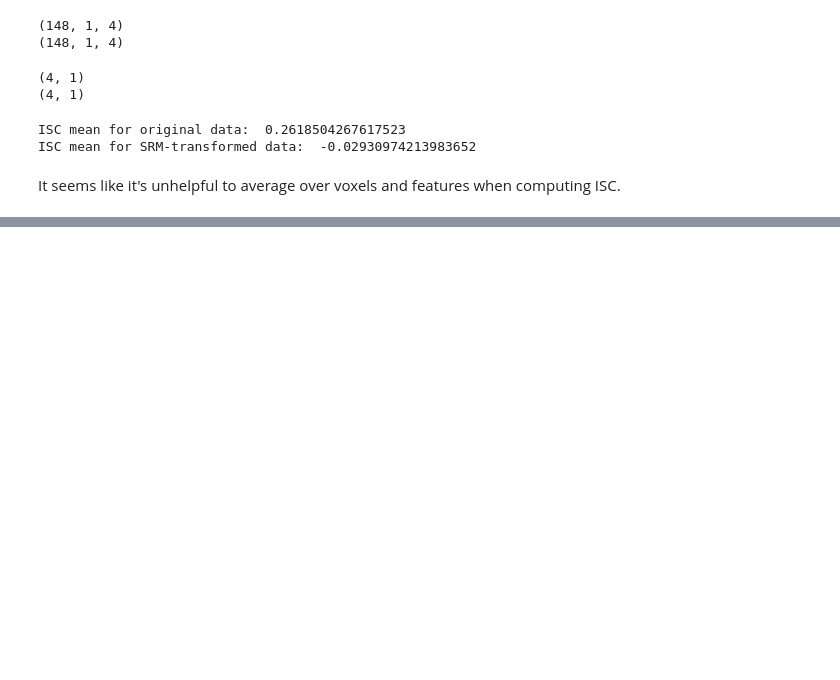
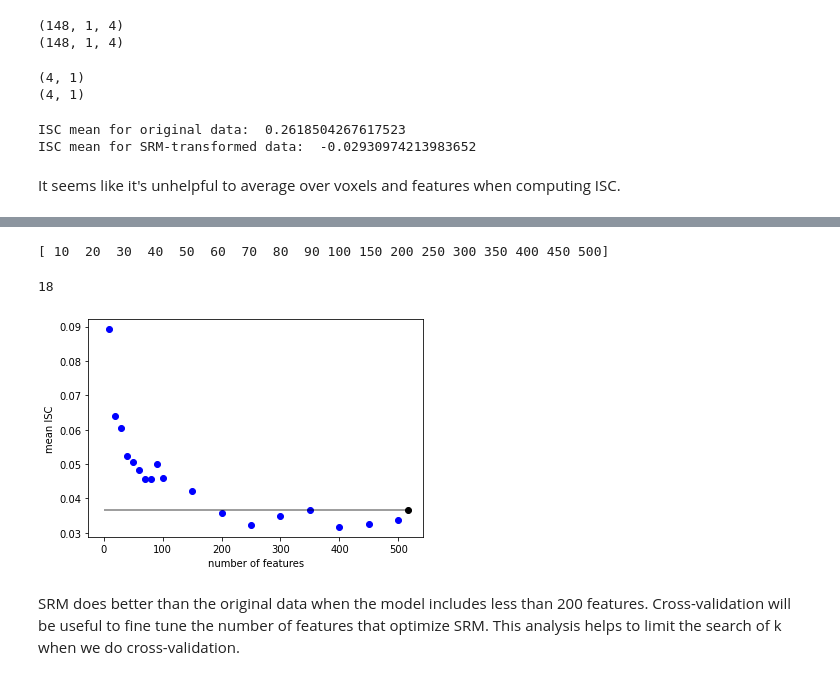
Before and after one commit to riesacassano/fMRI_piano, a Jupyter notebook: ryc_TRxTR_SRM_090721.ipynb, the cells around one changed output, grey strips where cells are left out. Saved outputs shown, nothing was run; the diff lists cells and outputs as text; code cells hidden in the pictures; blank space fills up the shorter version.

```diff
--- a/ryc_TRxTR_SRM_090721.ipynb
+++ b/ryc_TRxTR_SRM_090721.ipynb
@@ -244,0 +370,30 @@ It seems like it's unhelpful to average over voxels and features when computing
+# %%
+n_iter = 20 # we'll keep number of iterations the same
+
+isc_means_by10s = []
+
+for features in k:
+
+  # create the SRM object
+  srm = SRM(n_iter=n_iter, features=features)
+
+  # fit the SRM data
+  srm.fit(train_data)
+  print('SRM with %d features has been fit'%features)
+
+  # transform the test data
+  shared_test = srm.transform(test_data)
+
+  # reshape data for ISC
+  # data has to be TRs x voxels/features x subjects
+  shared_test = np.asarray(shared_test)
+  shared_test = np.transpose(shared_test,axes=[2,1,0])
+
+  # compute ISC
+  shared_test_isc = isc(shared_test)
+
+  # average over subjects
+  isc_by_feat = np.average(shared_test_isc,axis=0)
+
+  # compute the mean ISC value
+  isc_means_by10s.append(np.average(isc_by_feat))
@@ -244,0 +410,21 @@ It seems like it's unhelpful to average over voxels and features when computing
+# %%
+k_combined = np.hstack((np.arange(10,100,10),np.arange(100,550,50)))
+print(k_combined)
+# %% [output]
+[ 10  20  30  40  50  60  70  80  90 100 150 200 250 300 350 400 450 500]
+# %%
+isc_means_all = isc_means_by10s + isc_means_by50s[1:] # 50 is redundant
+print(len(isc_means_all))
+# %% [output]
+18
+# %%
+fig,ax = plt.subplots()
+ax.scatter(k_combined,isc_means_all,color='blue')
+ax.scatter(n_voxels,np.average(isc_by_voxel),color='black')
+ax.hlines(np.average(isc_by_voxel),0,n_voxels,alpha=0.5)
+ax.set_xlabel('number of features')
+ax.set_ylabel('mean ISC');
+# %% [output]
+[figure, added]
+# %% [markdown]
+SRM does better than the original data when the model includes less than 200 features. Cross-validation will be useful to fine tune the number of features that optimize SRM. This analysis helps to limit the search of k when we do cross-validation.
```
Also changed, not shown: parts of 13 cells of this notebook.
